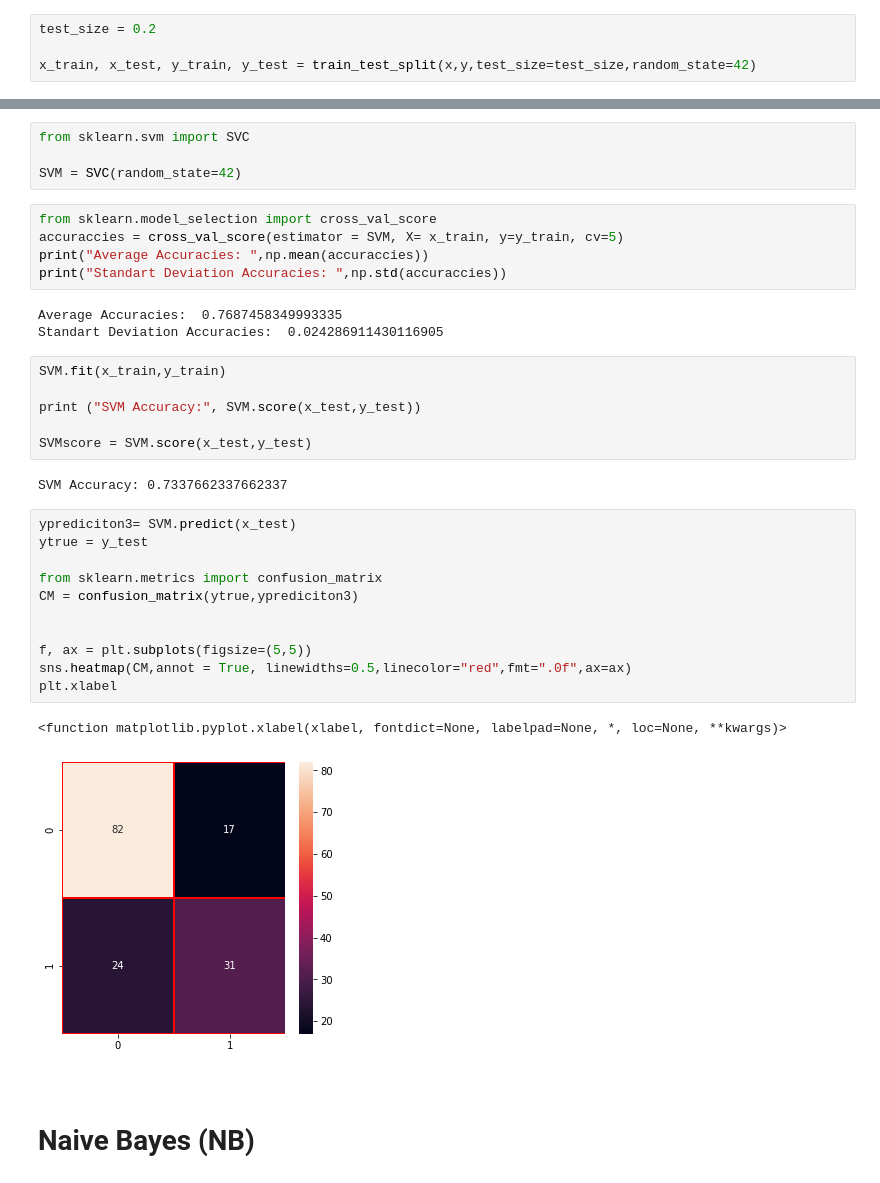
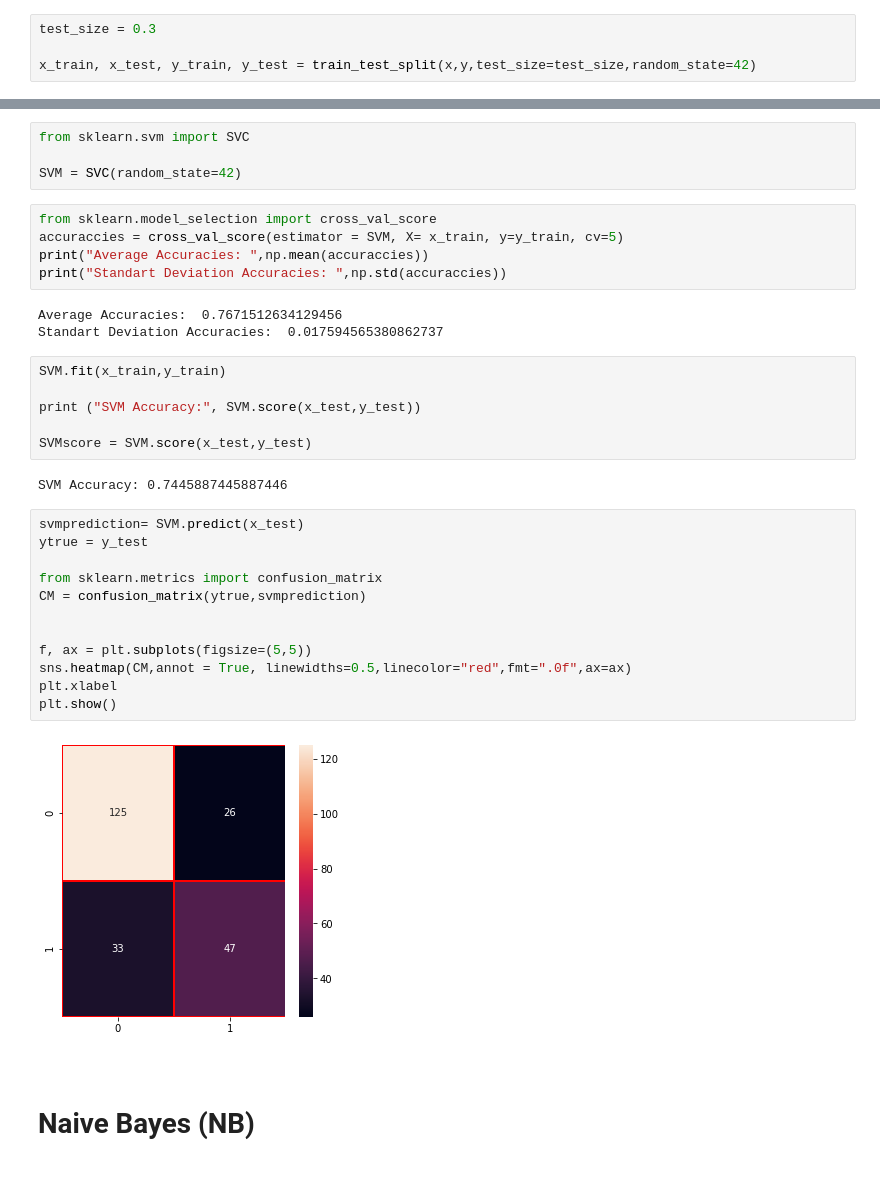
Before and after one commit to mukund-rdd/INT247-CA-CLASSIFICATION, a Jupyter notebook: MUKUNDINT247CA.ipynb, the cells around one changed output, grey strips where cells are left out. Cells and saved outputs as stored; diff of their text form.

```diff
--- a/MUKUNDINT247CA.ipynb
+++ b/MUKUNDINT247CA.ipynb
@@ -114,7 +111,7 @@ y = data.Outcome
 <a id ="9"></a><br>
 # Train Test Split & Standardization Processing
 # %%
-test_size = 0.2
+test_size = 0.3
 
 x_train, x_test, y_train, y_test = train_test_split(x,y,test_size=test_size,random_state=42)
 # %%
@@ -138,8 +134,8 @@ accuraccies = cross_val_score(estimator = SVM, X= x_train, y=y_train, cv=5)
 print("Average Accuracies: ",np.mean(accuraccies))
 print("Standart Deviation Accuracies: ",np.std(accuraccies))
 # %% [output]
-Average Accuracies:  0.7687458349993335
-Standart Deviation Accuracies:  0.024286911430116905
+Average Accuracies:  0.7671512634129456
+Standart Deviation Accuracies:  0.017594565380862737
 # %%
 SVM.fit(x_train,y_train)
 
@@ -147,21 +143,21 @@ print ("SVM Accuracy:", SVM.score(x_test,y_test))
 
 SVMscore = SVM.score(x_test,y_test)
 # %% [output]
-SVM Accuracy: 0.7337662337662337
+SVM Accuracy: 0.7445887445887446
 # %%
-yprediciton3= SVM.predict(x_test)
+svmprediction= SVM.predict(x_test)
 ytrue = y_test
 
 from sklearn.metrics import confusion_matrix
-CM = confusion_matrix(ytrue,yprediciton3)
+CM = confusion_matrix(ytrue,svmprediction)
 
 
 f, ax = plt.subplots(figsize=(5,5))
 sns.heatmap(CM,annot = True, linewidths=0.5,linecolor="red",fmt=".0f",ax=ax)
 plt.xlabel
+plt.show()
 # %% [output]
-<function matplotlib.pyplot.xlabel(xlabel, fontdict=None, labelpad=None, *, loc=None, **kwargs)>
-[figure, old version]
+[figure, new version]
 # %% [markdown]
 <a id ="15"></a><br>
 # Naive Bayes (NB)
```
Also changed, not shown: parts of 17 cells of this notebook.
